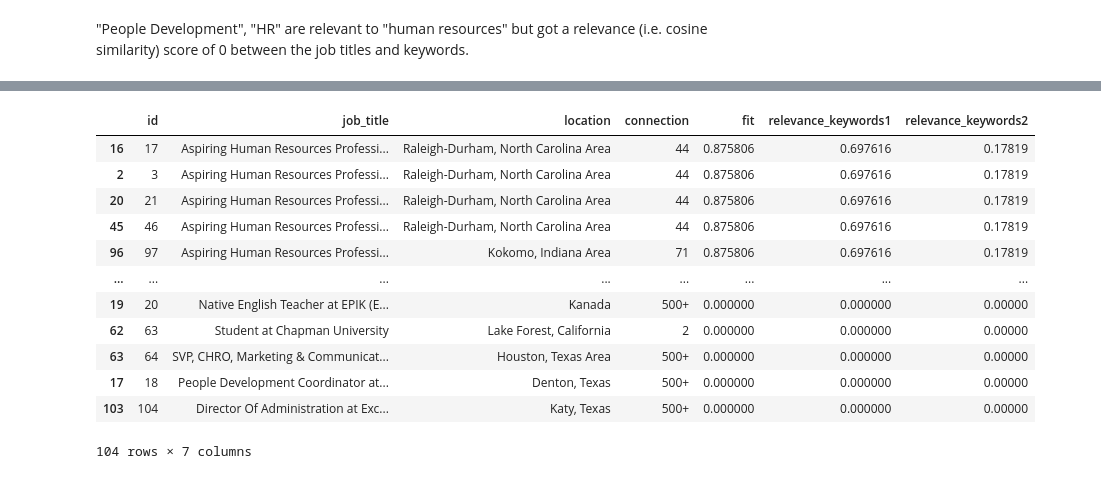
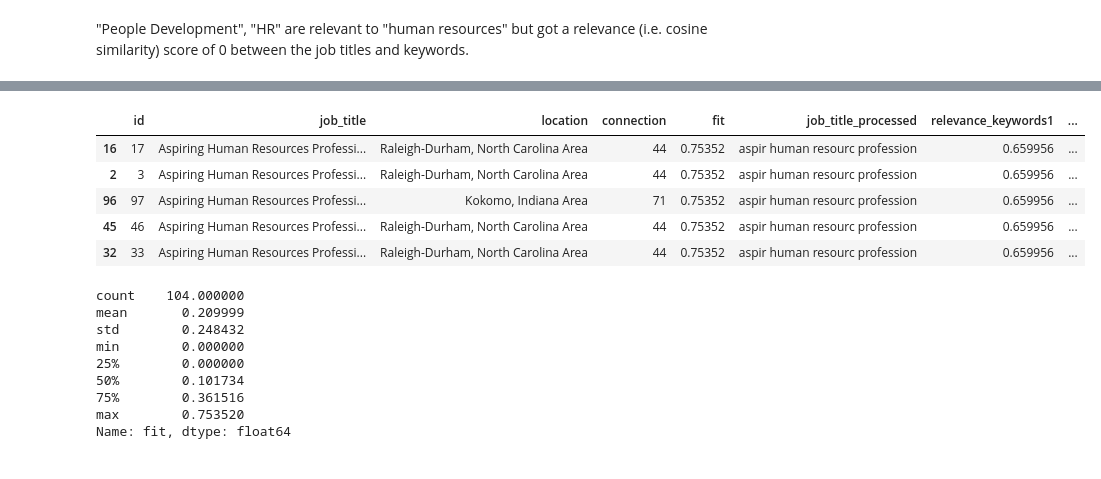
Before and after one commit to henryhyunwookim/Potential-Talents, a Jupyter notebook: Potential Talents.ipynb, the cells around one changed output, grey strips where cells are left out. Cells and saved outputs as stored; diff of their text form; code cells hidden in the pictures.

```diff
--- a/Potential Talents.ipynb
+++ b/Potential Talents.ipynb
@@ -75,18 +56,23 @@ sorted(data.location.unique())
 
 4. Additionally, determine a cut-off point to filter out candidates which in the first place should not be on the list. We can take 1) a document selection strategy where a document (i.e. a job_title) is relevant or not based on absolute relevance - it's essentially a binary classification task where 1 is relevant and 0 is not, or 2) a document ranking strategy where there is a cut-off relevance score and documents will be ranked/selected based on relative relevance, which is a regression problem.
 * This would also work for other roles without losing high potential candidates since the only change in the overall procedures/pipelines will be different job titles and keywords as input.
+# %%
+data['job_title_processed'] = data['job_title'].apply(
+    process_text,
+    remove_stopwords=True,
+    lemmitize=True,
+    stem=True)
 # %%
-from sklearn.feature_extraction.text import TfidfVectorizer
-
 tfidf_args = {'strip_accents':'unicode',
               'lowercase':True,
               'stop_words':'english',
-              'ngram_range':(1,3)} # 'max_features':100
+              'ngram_range':(2,3)}
 tfidf_vectorizer = TfidfVectorizer(**tfidf_args)
-job_title_vectors = tfidf_vectorizer.fit_transform(data.job_title)
+job_title_vectors = tfidf_vectorizer.fit_transform(data['job_title_processed'])
 
 keywords = ["Aspiring human resources", "seeking human resources"]
-keywords_vectors = tfidf_vectorizer.transform(keywords)
+keywords_processed = [process_text(keyword) for keyword in keywords]
+keywords_vectors = tfidf_vectorizer.transform(keywords_processed)
 
 job_title_vectors.shape, keywords_vectors.shape
 # %% [output]
@@ -161,16 +105,22 @@ Name: job_title, dtype: int64
 # %%
-data.sort_values('fit', ascending=False)
+data.sort_values('fit', ascending=False).head()
 # %% [output]
-|  | id | job_title | location | connection | fit | relevance_keywords1 | relevance_keywords2 |
-| 16 | 17 | Aspiring Human Resources Professi... | Raleigh-Durham, North Carolina Area | 44 | 0.875806 | 0.697616 | 0.17819 |
-| 2 | 3 | Aspiring Human Resources Professi... | Raleigh-Durham, North Carolina Area | 44 | 0.875806 | 0.697616 | 0.17819 |
-| 20 | 21 | Aspiring Human Resources Professi... | Raleigh-Durham, North Carolina Area | 44 | 0.875806 | 0.697616 | 0.17819 |
-| 45 | 46 | Aspiring Human Resources Professi... | Raleigh-Durham, North Carolina Area | 44 | 0.875806 | 0.697616 | 0.17819 |
-| 96 | 97 | Aspiring Human Resources Professi... | Kokomo, Indiana Area | 71 | 0.875806 | 0.697616 | 0.17819 |
-| ... | ... | ... | ... | ... | ... | ... | ... |
-| 19 | 20 | Native English Teacher at EPIK (E... | Kanada | 500+ | 0.000000 | 0.000000 | 0.00000 |
-| 62 | 63 | Student at Chapman University | Lake Forest, California | 2 | 0.000000 | 0.000000 | 0.00000 |
-| 63 | 64 | SVP, CHRO, Marketing & Communicat... | Houston, Texas Area | 500+ | 0.000000 | 0.000000 | 0.00000 |
-| 17 | 18 | People Development Coordinator at... | Denton, Texas | 500+ | 0.000000 | 0.000000 | 0.00000 |
-| 103 | 104 | Director Of Administration at Exc... | Katy, Texas | 500+ | 0.000000 | 0.000000 | 0.00000 |
+|  | id | job_title | location | connection | fit | job_title_processed | relevance_keywords1 | ... |
+| 16 | 17 | Aspiring Human Resources Professi... | Raleigh-Durham, North Carolina Area | 44 | 0.75352 | aspir human resourc profession | 0.659956 | ... |
+| 2 | 3 | Aspiring Human Resources Professi... | Raleigh-Durham, North Carolina Area | 44 | 0.75352 | aspir human resourc profession | 0.659956 | ... |
+| 96 | 97 | Aspiring Human Resources Professi... | Kokomo, Indiana Area | 71 | 0.75352 | aspir human resourc profession | 0.659956 | ... |
+| 45 | 46 | Aspiring Human Resources Professi... | Raleigh-Durham, North Carolina Area | 44 | 0.75352 | aspir human resourc profession | 0.659956 | ... |
+| 32 | 33 | Aspiring Human Resources Professi... | Raleigh-Durham, North Carolina Area | 44 | 0.75352 | aspir human resourc profession | 0.659956 | ... |
-104 rows × 7 columns
+# %%
+data['fit'].describe()
+# the range of fit values is from 0 to 2.
+# %% [output]
+count    104.000000
+mean       0.209999
+std        0.248432
+min        0.000000
+25%        0.000000
+50%        0.101734
+75%        0.361516
+max        0.753520
+Name: fit, dtype: float64
```
Also changed, not shown: parts of 12 cells of this notebook, 2 other files.
